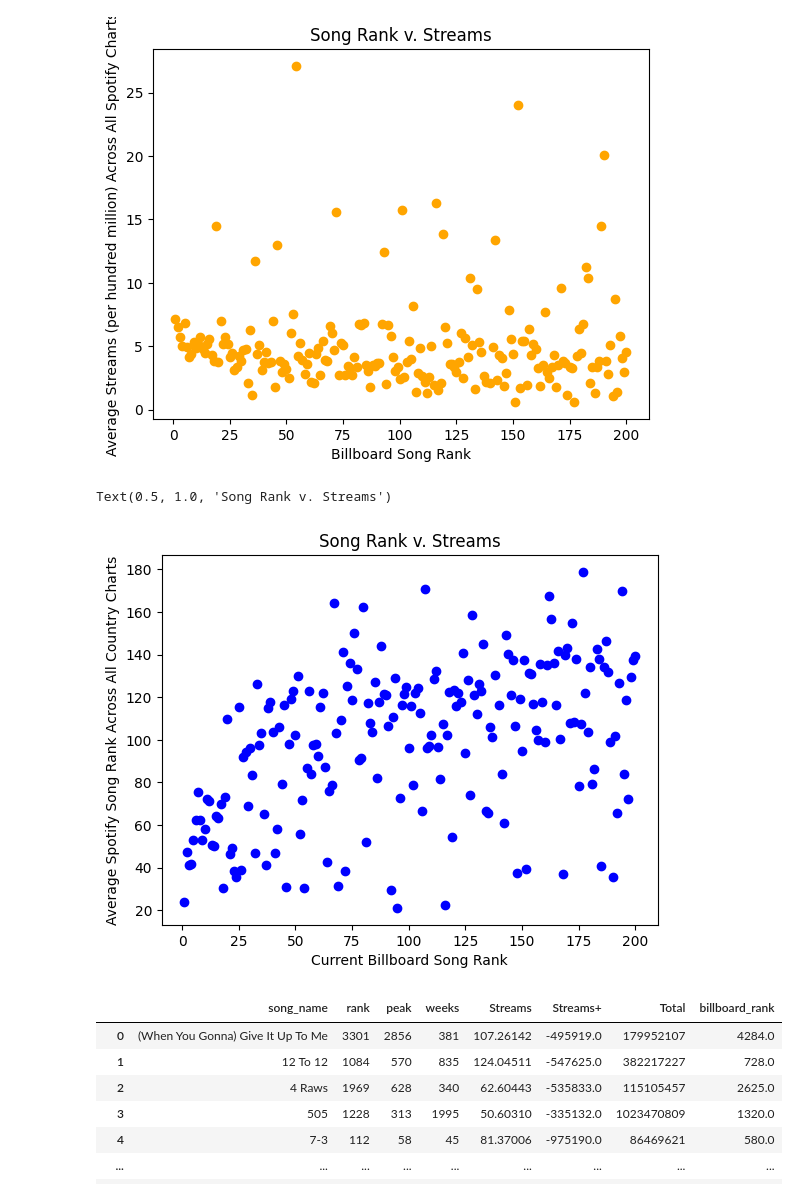
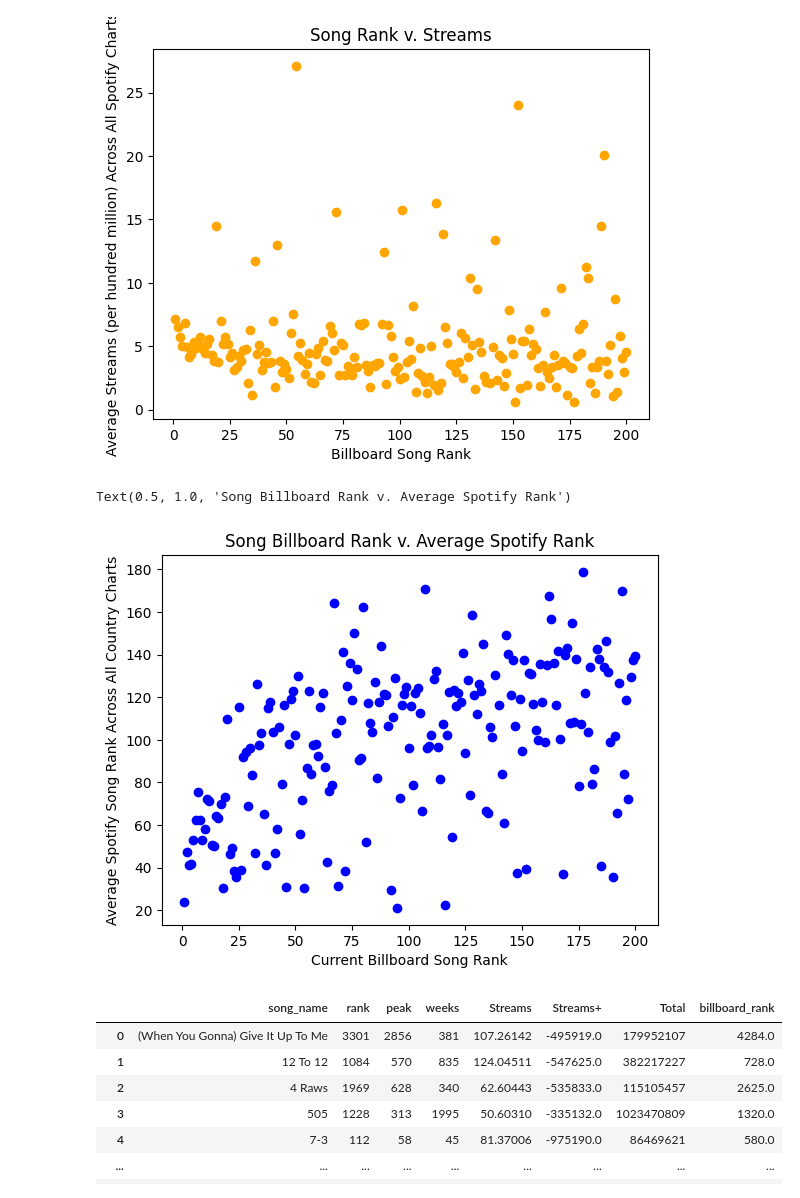
Before and after one commit to pvcampos-stack/220FinalProject_BillboardData, a Jupyter notebook: scraping_analysis/ExploratoryAnalysis.ipynb, the cells around one changed output. Drawn from its saved outputs; the diff is of its cells as text; code cells hidden in the pictures.

```diff
--- a/scraping_analysis/ExploratoryAnalysis.ipynb
+++ b/scraping_analysis/ExploratoryAnalysis.ipynb
@@ -532,12 +574,14 @@ plt.title("Song Rank v. Streams")
 Text(0.5, 1.0, 'Song Rank v. Streams')
 [figure]
 # %%
+# Plot the relationship between song rank and average rank on spotify charts (position on x-axis corresponds to rank in billboard chart)
+
 plt.scatter(song_average_all_countries_spotify['billboard_rank'], song_average_all_countries_spotify["rank"], color = "blue")
 
 plt.xlabel("Current Billboard Song Rank")
 plt.ylabel("Average Spotify Song Rank Across All Country Charts")
-plt.title("Song Rank v. Streams")
+plt.title("Song Billboard Rank v. Average Spotify Rank")
 # %% [output]
-Text(0.5, 1.0, 'Song Rank v. Streams')
+Text(0.5, 1.0, 'Song Billboard Rank v. Average Spotify Rank')
-[figure, old version]
+[figure, new version]
 # %%
```
Also changed, not shown: parts of 44 cells of this notebook, 6 other files.
